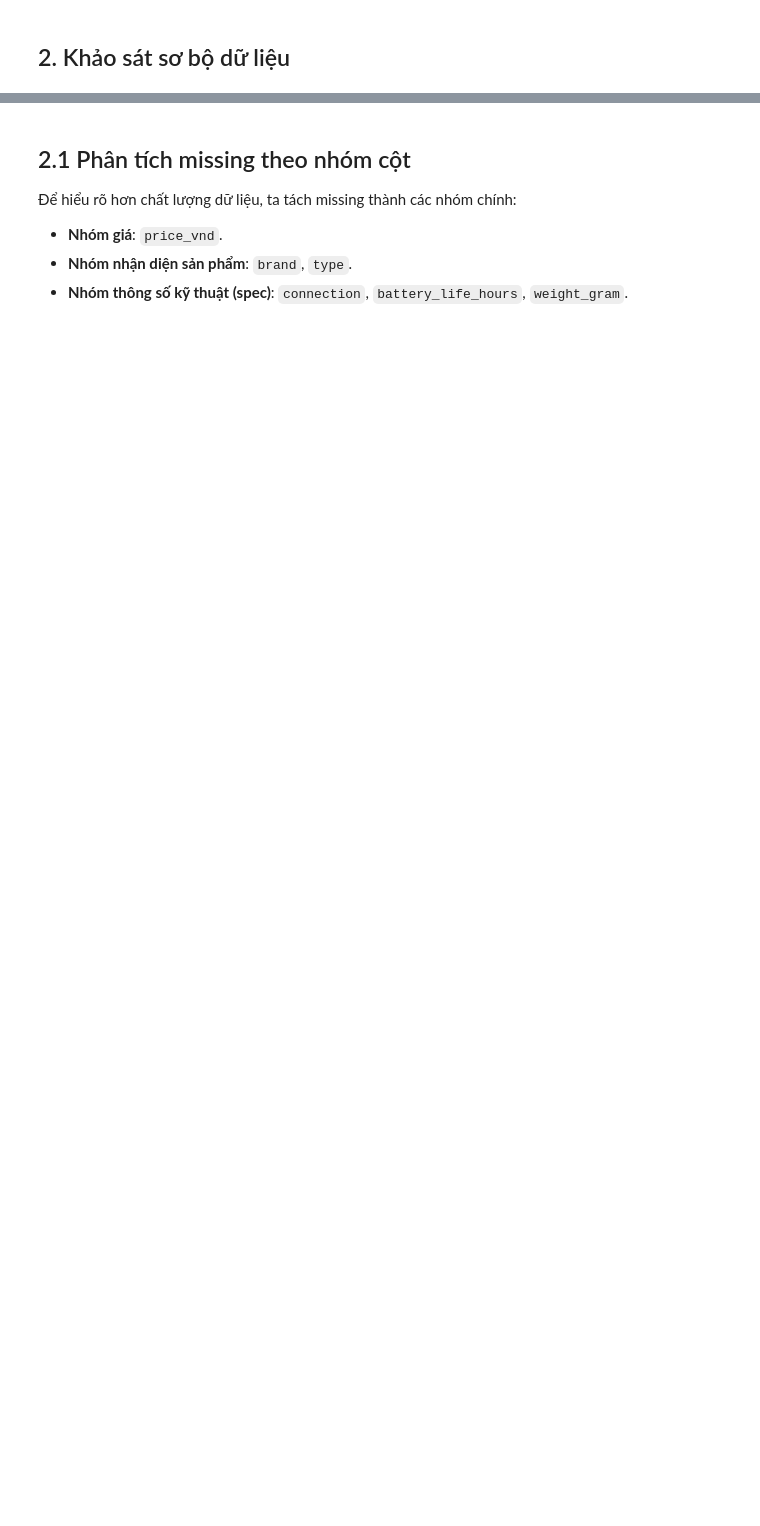
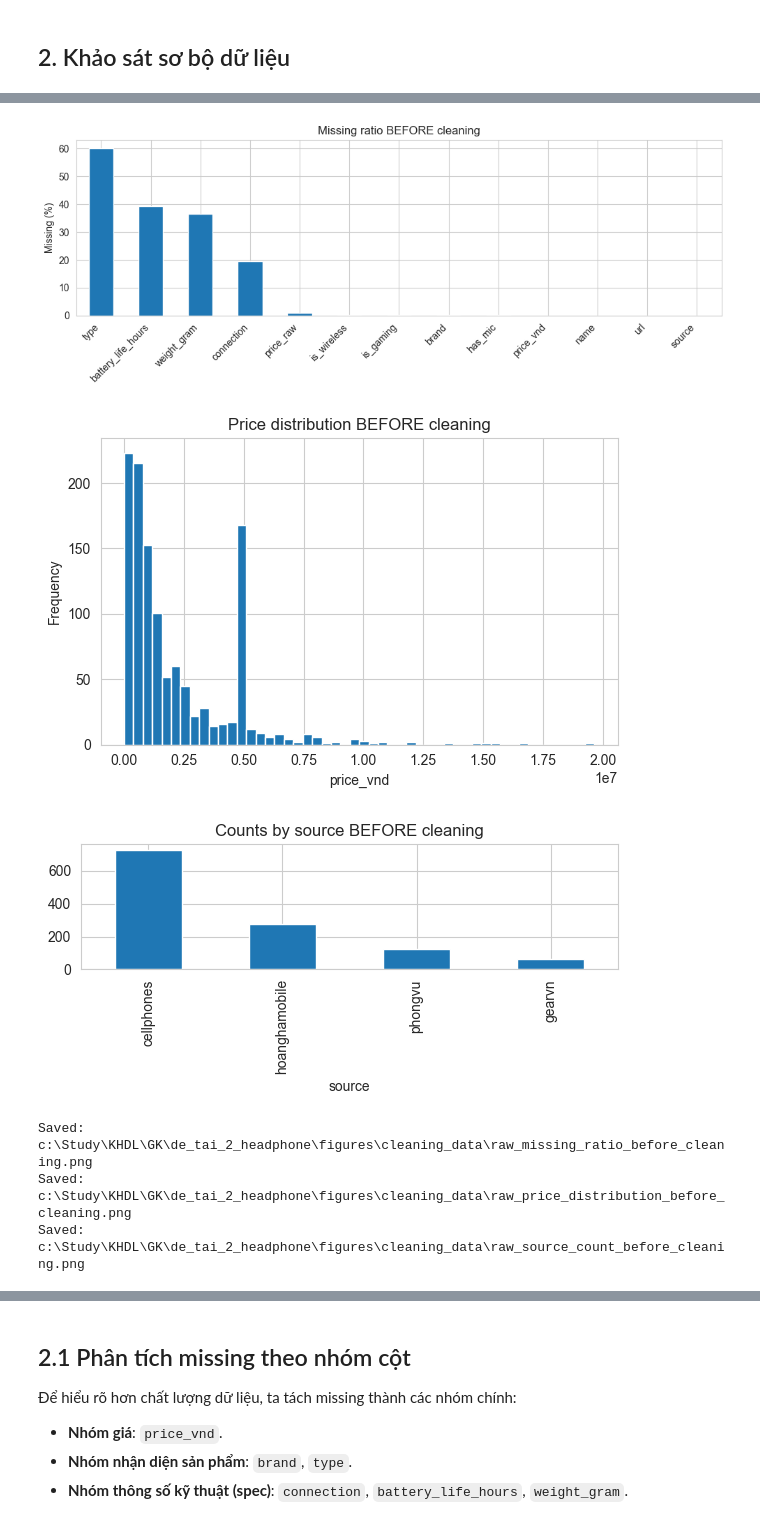
Before and after one commit to vcongggggg/KHDL, a Jupyter notebook: de_tai_2_headphone/notebooks/02-cleaning_data.ipynb, the cells around one changed output, grey strips where cells are left out. Cells and saved outputs as stored; diff of their text form; code cells hidden in the pictures; blank space fills up the shorter version.

```diff
--- a/de_tai_2_headphone/notebooks/02-cleaning_data.ipynb
+++ b/de_tai_2_headphone/notebooks/02-cleaning_data.ipynb
@@ -79,0 +150,48 @@ dtype: float64
+# %%
+import matplotlib.pyplot as plt
+
+# Trực quan hóa BEFORE cleaning
+fig_dir = os.path.join(PROJECT_DIR, "figures", "cleaning_data")
+os.makedirs(fig_dir, exist_ok=True)
+
+# 1) Missing % theo cột
+missing_ratio = df.isna().mean().sort_values(ascending=False) * 100
+plt.figure(figsize=(10,4))
+missing_ratio.plot(kind='bar')
+plt.ylabel('Missing (%)')
+plt.title('Missing ratio BEFORE cleaning')
+plt.xticks(rotation=45, ha='right')
+plt.tight_layout()
+out1 = os.path.join(fig_dir, "raw_missing_ratio_before_cleaning.png")
+plt.savefig(out1, dpi=250, bbox_inches="tight")
+plt.show()
+
+# 2) Phân phối giá
+plt.figure(figsize=(6,4))
+df['price_vnd'].plot(kind='hist', bins=50)
+plt.title('Price distribution BEFORE cleaning')
+plt.xlabel('price_vnd')
+plt.tight_layout()
+out2 = os.path.join(fig_dir, "raw_price_distribution_before_cleaning.png")
+plt.savefig(out2, dpi=250, bbox_inches="tight")
+plt.show()
+
+# 3) Số lượng theo source
+plt.figure(figsize=(6,3))
+df['source'].value_counts().plot(kind='bar')
+plt.title('Counts by source BEFORE cleaning')
+plt.tight_layout()
+out3 = os.path.join(fig_dir, "raw_source_count_before_cleaning.png")
+plt.savefig(out3, dpi=250, bbox_inches="tight")
+plt.show()
+
+print("Saved:", out1)
+print("Saved:", out2)
+print("Saved:", out3)
+# %% [output]
+[figure, added]
+[figure, added]
+[figure, added]
+Saved: c:\Study\KHDL\GK\de_tai_2_headphone\figures\cleaning_data\raw_missing_ratio_before_cleaning.png
+Saved: c:\Study\KHDL\GK\de_tai_2_headphone\figures\cleaning_data\raw_price_distribution_before_cleaning.png
+Saved: c:\Study\KHDL\GK\de_tai_2_headphone\figures\cleaning_data\raw_source_count_before_cleaning.png
```
Also changed, not shown: parts of 48 cells of this notebook, 1 other file.
